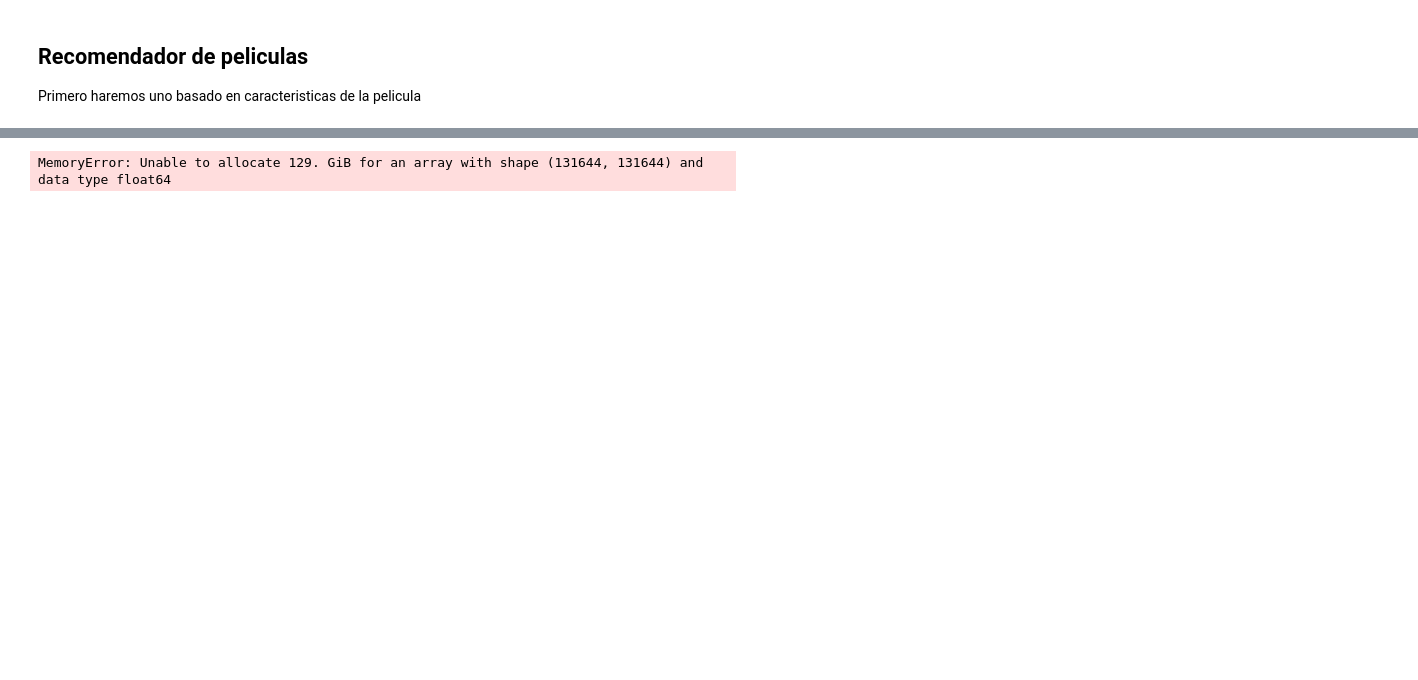
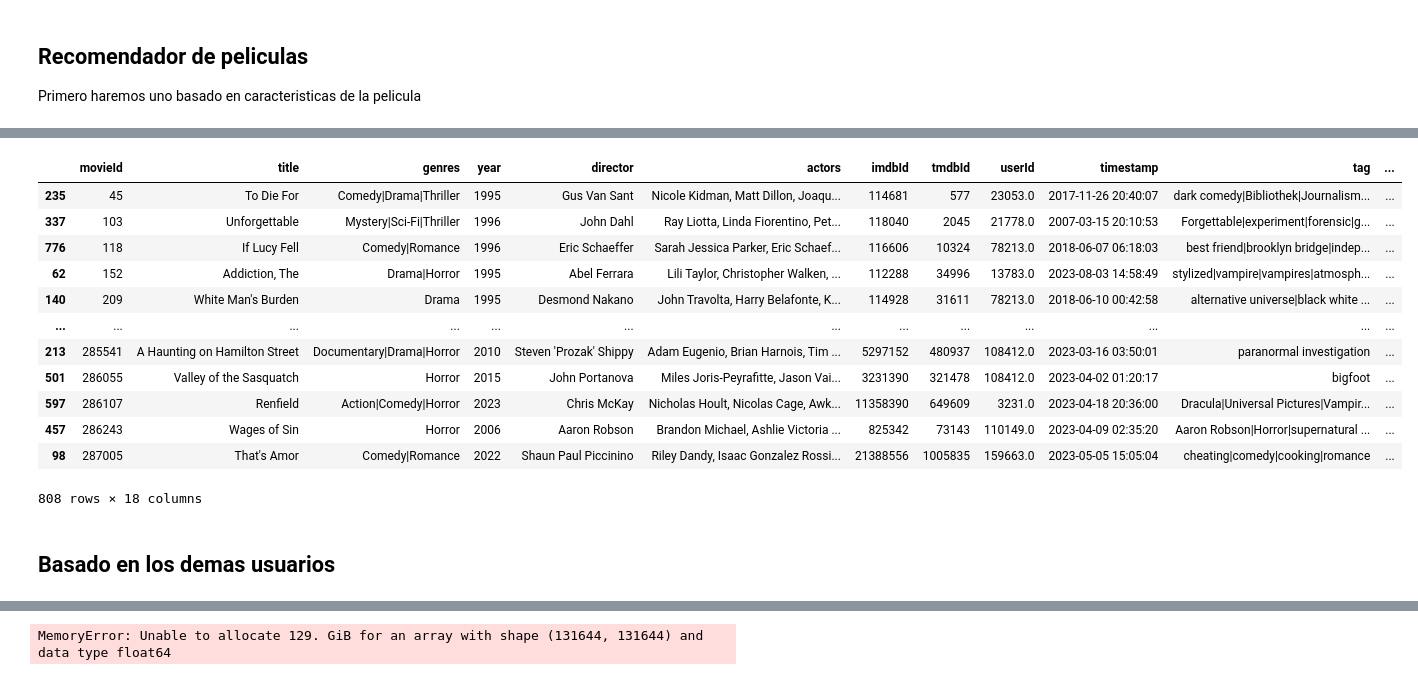
Before and after one commit to joanesMondra/FilmRecommendator, a Jupyter notebook: grupo3/preProcessing.ipynb, the cells around one changed output, grey strips where cells are left out. Cells and saved outputs as stored; diff of their text form; code cells hidden in the pictures; blank space fills up the shorter version.

Commit message:
nuevo merged_movies.csv y ambos recomendadores

```diff
--- a/grupo3/preProcessing.ipynb
+++ b/grupo3/preProcessing.ipynb
@@ -476,0 +489,5 @@ df['tags_sentiment'].corr(df['valoracion_media'])
+# %%
+df['tmdbId'] = df['tmdbId'].dropna().astype(int)
+df['imdbId'] = df['imdbId'].dropna().astype(int)
+df['year'] = pd.to_numeric(df['year'], errors='coerce').fillna(0).astype(int)
+print(df.dtypes)
@@ -476,0 +518,7 @@ df['tags_sentiment'].corr(df['valoracion_media'])
+# %%
+def getlink(row):
+    link_imdb = 'https://www.imdb.com/title/tt0' + str(row['imdbId'])
+    link_tmdbId = 'https://www.themoviedb.org/movie/' + str(row['tmdbId'])
+    return pd.Series([link_imdb, link_tmdbId])
+
+getlink(df)
@@ -476,0 +529,3 @@ df['tags_sentiment'].corr(df['valoracion_media'])
+# %%
+df[['link_imdb', 'link_tmdbId']] = df.apply(getlink, axis=1)
+df.head()
@@ -562,0 +754,18 @@ Name: title, dtype: object
+# %%
+df.drop(columns='actors_list')
+# %% [output]
+|  | movieId | title | genres | year | director | actors | imdbId | tmdbId | userId | timestamp | tag | ... |
+| 235 | 45 | To Die For | Comedy|Drama|Thriller | 1995 | Gus Van Sant | Nicole Kidman, Matt Dillon, Joaqu... | 114681 | 577 | 23053.0 | 2017-11-26 20:40:07 | dark comedy|Bibliothek|Journalism... | ... |
+| 337 | 103 | Unforgettable | Mystery|Sci-Fi|Thriller | 1996 | John Dahl | Ray Liotta, Linda Fiorentino, Pet... | 118040 | 2045 | 21778.0 | 2007-03-15 20:10:53 | Forgettable|experiment|forensic|g... | ... |
+| 776 | 118 | If Lucy Fell | Comedy|Romance | 1996 | Eric Schaeffer | Sarah Jessica Parker, Eric Schaef... | 116606 | 10324 | 78213.0 | 2018-06-07 06:18:03 | best friend|brooklyn bridge|indep... | ... |
+| 62 | 152 | Addiction, The | Drama|Horror | 1995 | Abel Ferrara | Lili Taylor, Christopher Walken, ... | 112288 | 34996 | 13783.0 | 2023-08-03 14:58:49 | stylized|vampire|vampires|atmosph... | ... |
+| 140 | 209 | White Man's Burden | Drama | 1995 | Desmond Nakano | John Travolta, Harry Belafonte, K... | 114928 | 31611 | 78213.0 | 2018-06-10 00:42:58 | alternative universe|black white ... | ... |
+| ... | ... | ... | ... | ... | ... | ... | ... | ... | ... | ... | ... | ... |
+| 213 | 285541 | A Haunting on Hamilton Street | Documentary|Drama|Horror | 2010 | Steven 'Prozak' Shippy | Adam Eugenio, Brian Harnois, Tim ... | 5297152 | 480937 | 108412.0 | 2023-03-16 03:50:01 | paranormal investigation | ... |
+| 501 | 286055 | Valley of the Sasquatch | Horror | 2015 | John Portanova | Miles Joris-Peyrafitte, Jason Vai... | 3231390 | 321478 | 108412.0 | 2023-04-02 01:20:17 | bigfoot | ... |
+| 597 | 286107 | Renfield | Action|Comedy|Horror | 2023 | Chris McKay | Nicholas Hoult, Nicolas Cage, Awk... | 11358390 | 649609 | 3231.0 | 2023-04-18 20:36:00 | Dracula|Universal Pictures|Vampir... | ... |
+| 457 | 286243 | Wages of Sin | Horror | 2006 | Aaron Robson | Brandon Michael, Ashlie Victoria ... | 825342 | 73143 | 110149.0 | 2023-04-09 02:35:20 | Aaron Robson|Horror|supernatural ... | ... |
+| 98 | 287005 | That's Amor | Comedy|Romance | 2022 | Shaun Paul Piccinino | Riley Dandy, Isaac Gonzalez Rossi... | 21388556 | 1005835 | 159663.0 | 2023-05-05 15:05:04 | cheating|comedy|cooking|romance | ... |
+808 rows × 18 columns
+# %% [markdown]
+## Basado en los demas usuarios
```
Also changed, not shown: parts of 34 cells of this notebook, 1 other file.
